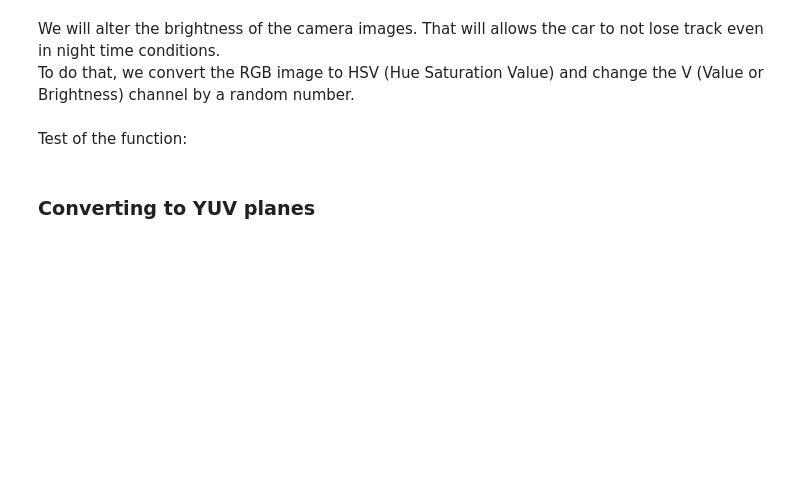
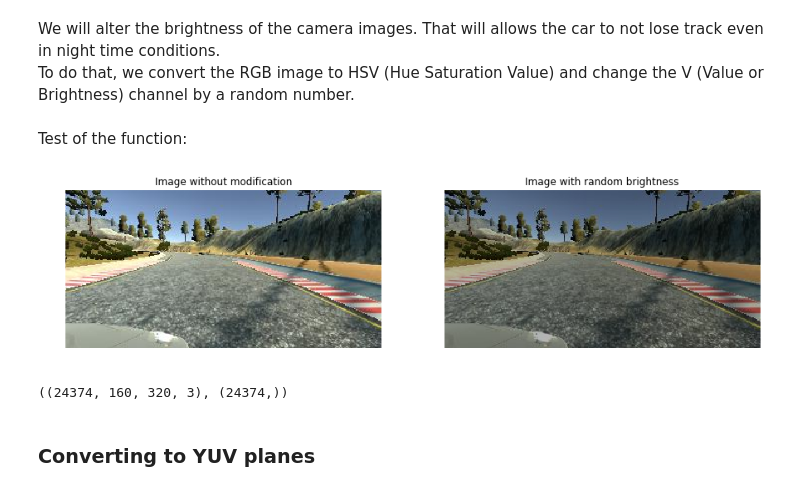
Before and after one commit to MelanVijayaratnam/self-driving, a Jupyter notebook: self-driving.ipynb, the cells around one changed output. Saved outputs shown, nothing was run; the diff lists cells and outputs as text; code cells hidden in the pictures; blank space fills up the shorter version.

```diff
--- a/self-driving.ipynb
+++ b/self-driving.ipynb
@@ -240,15 +251,15 @@ def extract_4DTensor_images(X):
 
     return X
 # %%
-def extract_4DTensor_images(X):
-    # Try to be faster
-    X_out = np.zeros((X.shape[0], 160, 320, 3))
+# def extract_4DTensor_images(X):
+#     # Try to be faster
+#     X_out = np.zeros((X.shape[0], 160, 320, 3))
 
-    for i in range(X.shape[0]):
-        img = cv2.imread(X[i])
-        X_out[i] = img
+#     for i in range(X.shape[0]):
+#         img = cv2.imread(X[i])
+#         X_out[i] = img
 
-    return X_out
+#     return X_out
 # %%
 X_train = extract_4DTensor_images(X_train)
 X_valid = extract_4DTensor_images(X_valid)
@@ -279,21 +290,23 @@ To do that, we convert the RGB image to HSV (Hue Saturation Value) and change th
 # %% [markdown]
 Test of the function:
 # %%
-# plt.figure(2, figsize=(15, 12))
+plt.figure(2, figsize=(15, 12))
 
-# img = X_train[0]
-# plt.subplot(221)
-# # Note : OpenCV represents RGB images as multi-dimensional NumPy arrays…but in reverse order!
-# # This means that images are actually represented in BGR order rather than RGB!
-# plt.title("Image without modification")
-# plt.axis("off")
-# plt.imshow(cv2.cvtColor(img, cv2.COLOR_BGR2RGB))
+img = X_train[0]
+plt.subplot(221)
+# Note : OpenCV represents RGB images as multi-dimensional NumPy arrays…but in reverse order!
+# This means that images are actually represented in BGR order rather than RGB!
+plt.title("Image without modification")
+plt.axis("off")
+plt.imshow(cv2.cvtColor(img, cv2.COLOR_BGR2RGB))
 
-# plt.subplot(222)
-# img_brightness = random_brightness(img)
-# plt.title("Image with random brightness")
-# plt.axis("off")
-# plt.imshow(cv2.cvtColor(img_brightness, cv2.COLOR_BGR2RGB))
+plt.subplot(222)
+img_brightness = random_brightness(img)
+plt.title("Image with random brightness")
+plt.axis("off")
+plt.imshow(cv2.cvtColor(img_brightness, cv2.COLOR_BGR2RGB))
 
-# plt.show()
+plt.show()
+# %% [output]
+[figure, added]
 # %%
@@ -310,2 +323,4 @@ Test of the function:
 # %%
-# X_train.shape, y_train.shape
+X_train.shape, y_train.shape
+# %% [output]
+((24374, 160, 320, 3), (24374,))
```
Also changed, not shown: parts of 21 cells of this notebook.
